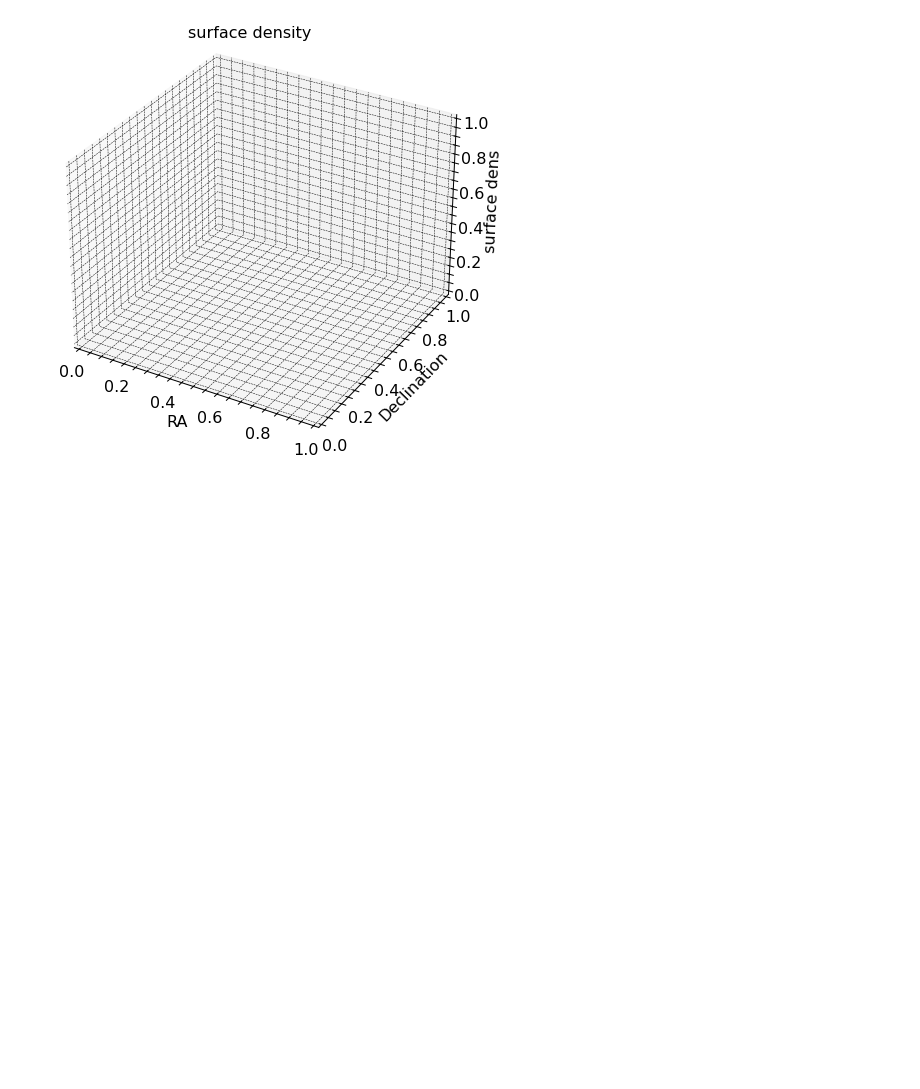
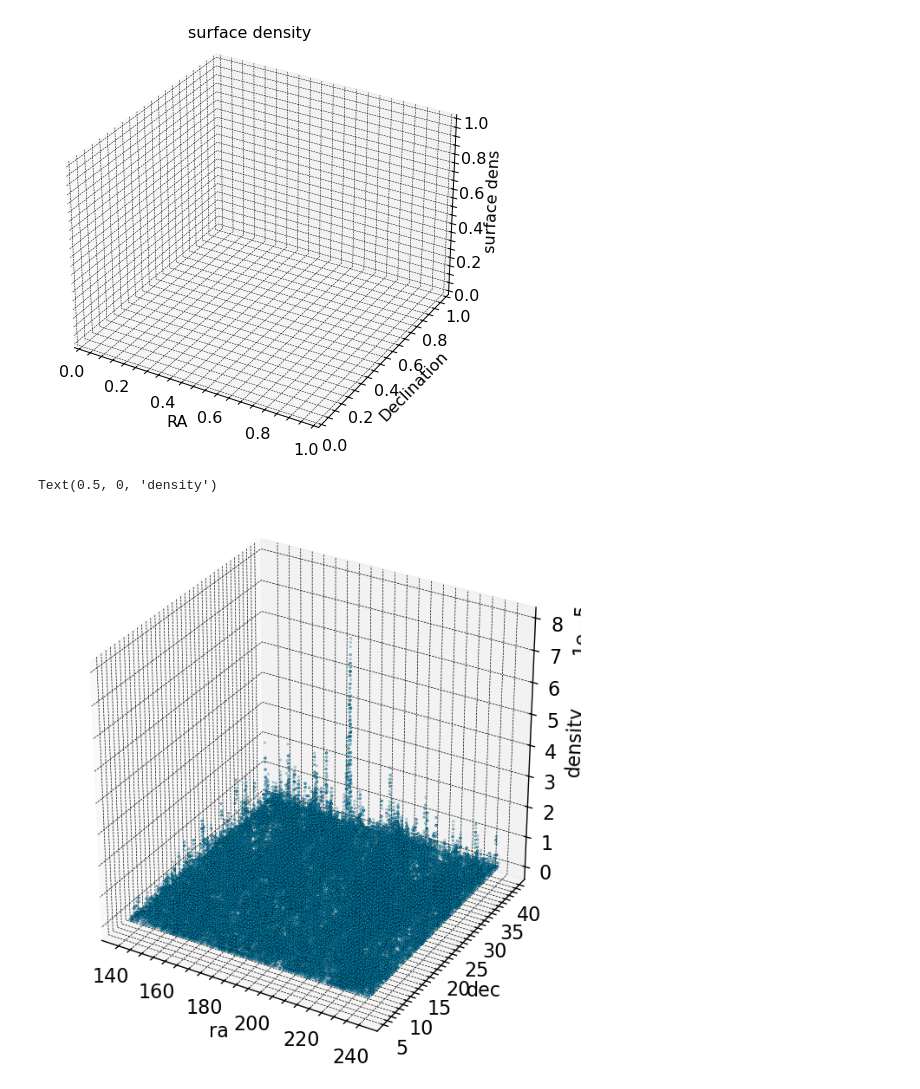
Before and after one commit to M-Bianchi/Laboratory_of_Data_Analysis, a Jupyter notebook: MainActivity/Lecture5.ipynb, the cells around one changed output. Drawn from its saved outputs; the diff is of its cells as text; code cells hidden in the pictures; blank space fills up the shorter version.

Commit message:
reviewed the code and added a plot

```diff
--- a/MainActivity/Lecture5.ipynb
+++ b/MainActivity/Lecture5.ipynb
@@ -215,5 +215,8 @@ import astropy.constants as astroconst
 from astropy.cosmology import Planck18 as cosmo
 from astropy import units as u
 from tqdm import tqdm
+# %%
+# We need to reopen the .fits file, since Astropy doesn't like that we converted it to a Pandas dataframe
+data = Table.read('SDSS_LAB2024_photometry.fits', format='fits')
 # %%
 c = astroconst.c #m/s
@@ -274,0 +262,4 @@ Name: redshift, Length: 92483, dtype: float64
+# %%
+# Import the surface-density values
+surface_density = np.array(Table.read('SDSS_environment.fits', format='fits')['surface_density'], dtype='float')
+surface_density
@@ -374,0 +316,13 @@ for gal in tqdm(range(len(data['id']))):
+# %%
+fig, ax = plt.subplots(subplot_kw={'projection':'3d'})
+
+ax.set_box_aspect([1, 1, 1])
+
+ax.scatter(data['ra'], data['dec'], surface_density, 'o', s=3, edgecolor='black', linewidth=0.4, color='deepskyblue', alpha=0.3)
+
+ax.set_xlabel('ra')
+ax.set_ylabel('dec')
+ax.set_zlabel('density')
+# %% [output]
+Text(0.5, 0, 'density')
+[figure, added]
```
Also changed, not shown: parts of 23 cells of this notebook, 2 other files.
